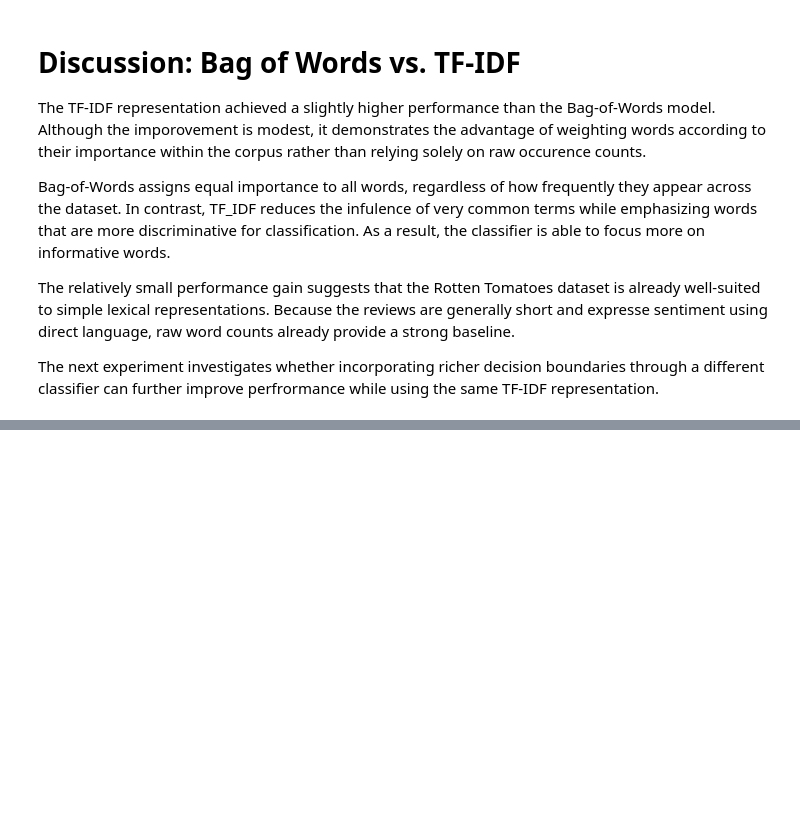
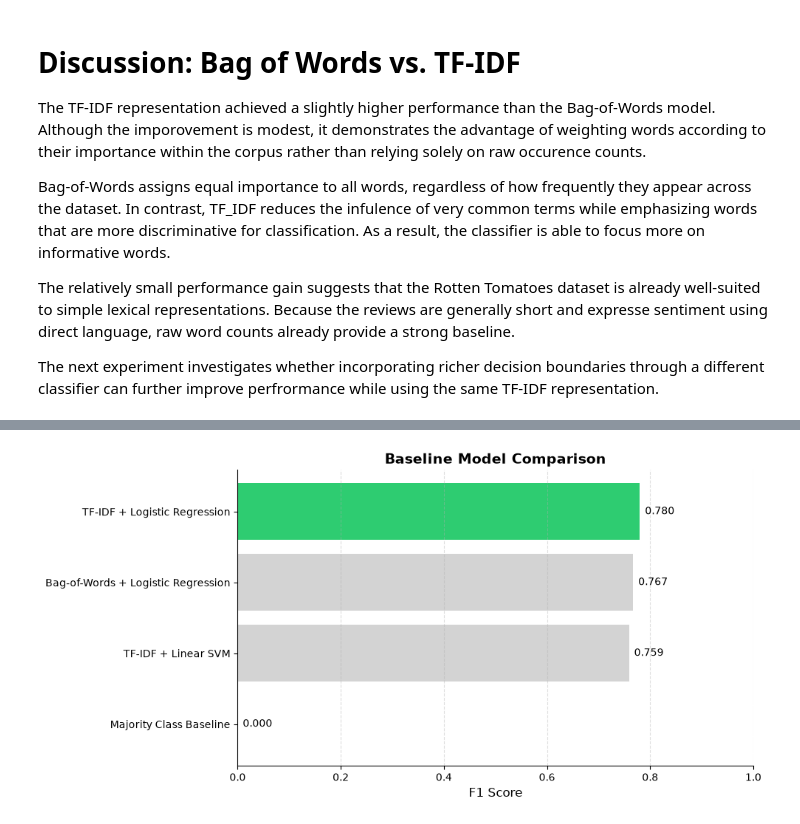
Before and after one commit to Alireza-Mirzadeh/llm-text-classification-benchmark, a Jupyter notebook: notebooks/02_baseline_models.ipynb, the cells around one changed output, grey strips where cells are left out. Saved outputs shown, nothing was run; the diff lists cells and outputs as text; code cells hidden in the pictures; blank space fills up the shorter version.

```diff
--- a/notebooks/02_baseline_models.ipynb
+++ b/notebooks/02_baseline_models.ipynb
@@ -265,0 +296,6 @@ The next experiment investigates whether incorporating richer decision boundarie
+# %%
+# Add the TF-IDF wiht Linear SVM model results to the benchmark DataFrame
+results.append({"model": "TF-IDF + Linear SVM", **metrics_tfidf_svm})
+
+benchmark_df = pd.DataFrame(results)
+benchmark_df
@@ -265,0 +310,14 @@ The next experiment investigates whether incorporating richer decision boundarie
+# %%
+# Sort the benchmark DataFrame by F1 score in descending order and reset the index
+benchmark_df = (
+    pd.DataFrame(results)
+    .sort_values(by="f1", ascending=False)
+    .reset_index(drop=True)
+)
+
+# Set the index to start from 1 and rename the index column to "Rank"
+benchmark_df.index += 1
+benchmark_df.index.name = "Rank"
+
+# Round the metrics to 3 decimal places for better readability
+benchmark_df = benchmark_df.round(3)
@@ -265,0 +358,70 @@ The next experiment investigates whether incorporating richer decision boundarie
+# %%
+# Visualize the benchmark results using a horizontal bar chart
+
+benchmark_df = benchmark_df.sort_values(by="f1", ascending=True)
+
+# Highlight the best model
+colors = [
+    "#D3D3D3" if f1 != benchmark_df["f1"].max() else "#2ECC71"
+    for f1 in benchmark_df["f1"]
+]
+
+fig, ax = plt.subplots(figsize=(10, 5))
+
+bars = ax.barh(
+    benchmark_df["model"],
+    benchmark_df["f1"],
+    color=colors
+)
+
+# Labels on bars
+
+for bar in bars:
+    width = bar.get_width()
+
+    ax.text(
+        width + 0.01,
+        bar.get_y() + bar.get_height() / 2,
+        f"{width:.3f}",
+        va="center",
+        fontsize=10,
+    )
+
+# Formatting
+
+ax.set_xlim(0, 1)
+
+ax.set_xlabel("F1 Score", fontsize=12)
+
+ax.set_ylabel("")
+
+ax.set_title(
+    "Baseline Model Comparison",
+    fontsize=14,
+    fontweight="bold",
+)
+
+# Remove unnecessary borders
+ax.spines["top"].set_visible(False)
+ax.spines["right"].set_visible(False)
+
+# Light grid
+ax.grid(
+    axis="x",
+    linestyle="--",
+    alpha=0.4,
+)
+
+plt.tight_layout()
+
+# Save figure
+
+figure_path = FIGURES_DIR / "baseline_model_comparison.png"
+
+fig.savefig(
+    figure_path,
+)
+
+plt.show()
+# %% [output]
+[figure, added]
```
Also changed, not shown: parts of 25 cells of this notebook, 6 other files.
